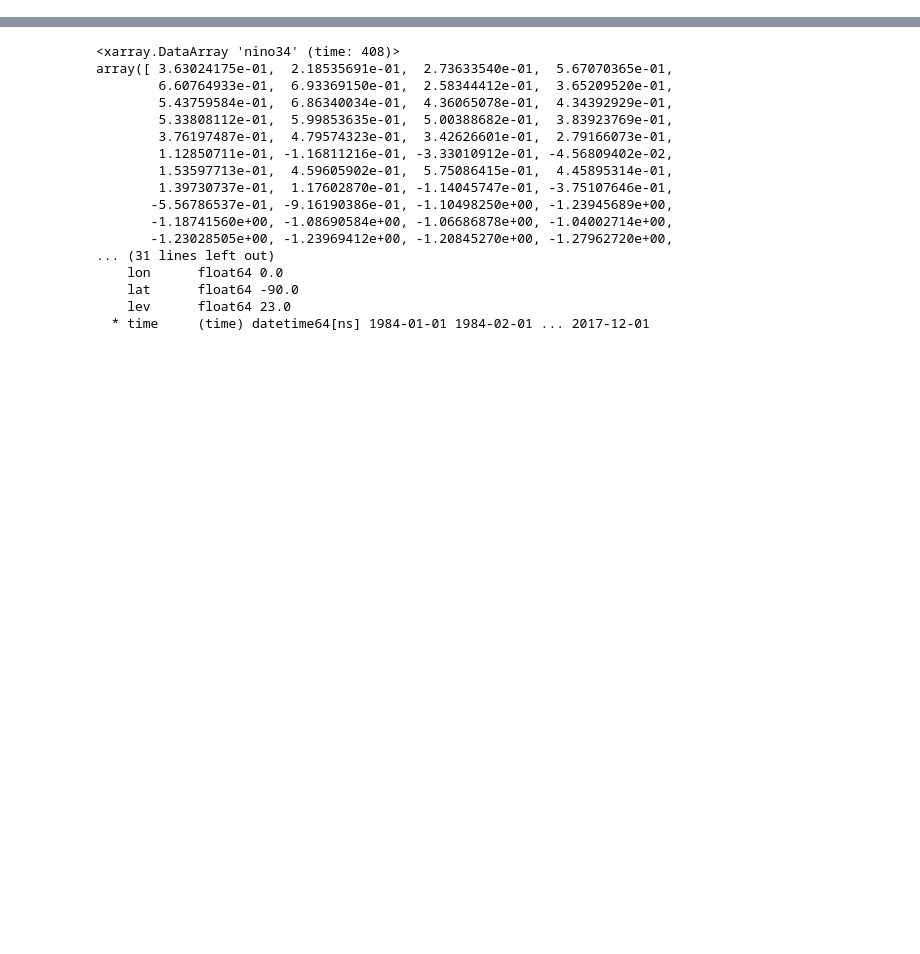
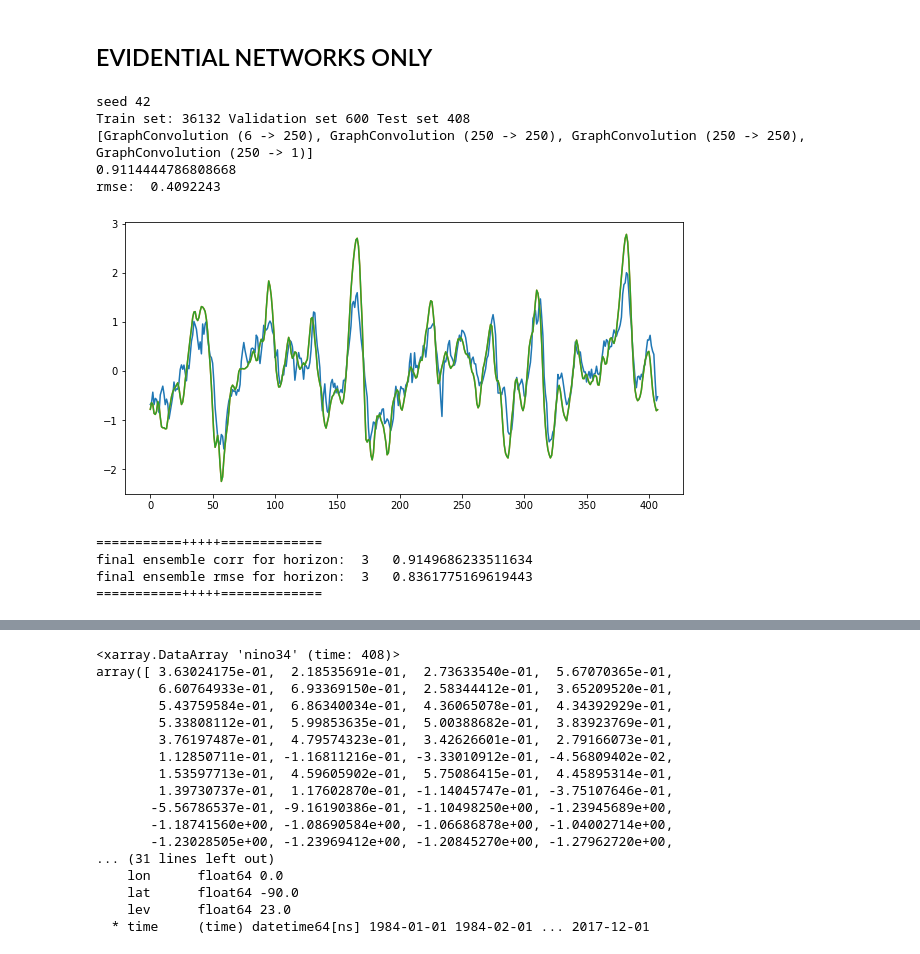
Before and after one commit to WillyChap/NonLIMear, a Jupyter notebook: Verify.ipynb, the cells around one changed output, grey strips where cells are left out. Saved outputs shown, nothing was run; the diff lists cells and outputs as text; code cells hidden in the pictures; blank space fills up the shorter version.

Commit message:
evaluate evloss

```diff
--- a/Verify.ipynb
+++ b/Verify.ipynb
@@ -31,0 +34,80 @@ import scipy
+# %% [markdown]
+## EVIDENTIAL NETWORKS ONLY
+# %%
+#load config files
+config_files = ['config_bias_evloss']
+ID = str(time.strftime('%Hh%Mm%Ss_on_%b_%d_%Y'))
+for i, config_file in enumerate(config_files):
+    with open(f'configs/DLIM_{config_file}.json', 'r') as f:
+        config = json.load(f)
+    params, net_params = config['params'], config['net_params']
+#load model
+for horizon in [3]:
+    plt.figure(figsize=(10,5))
+    ts=np.zeros([8,408])
+    for nummmer,seed in enumerate([42]):
+        print('seed',seed)
+        params['horizon']=horizon
+        params['epochs']=30
+
+        if horizon in [1,2]:
+            params['lat_min']=-10
+            params['lat_max']=10
+        elif horizon in [3,4]:
+            params['lat_min']=-15
+            params['lat_max']=15
+        elif horizon in [5,6]:
+            params['lat_min']=-30
+            params['lat_max']=30
+        elif horizon in [7,8,9,10,11,12,13,14,15,16,17,18,19,20,21,22,23]:
+            params['lat_min']=-55
+            params['lat_max']=60
+
+        (adj, static_feats, _), (trainloader,valloader,testloader) = get_dataloaders(params, net_params)
+        static_feats = static_feats[:,2:]
+        static_feats = np.concatenate([static_feats[:,:int(static_feats.shape[1]/2)],static_feats[:,int(static_feats.shape[1]/2):]])
+        config['net_params']=100
+        outsize=1
+        # net_params['L']=2
+        # params['horizon']=10
+        model = nlim(net_params, params,static_feat=static_feats, adj=adj,outsize=outsize,device='cpu')
+        outbase_dir = 'out/'+str(params['horizon'])+'lead/'
+        out_mod_dir = outbase_dir+'/'+config_file+'/'
+        mod_name =out_mod_dir+'/LIM'+'_numeofs_' + f'{net_params["num_eofs"]:03}'+'_seed_' + f'{seed:03}'+'_optimizer_'+params["optimizer"]+'_loss_'+params["loss"]+'_epochs_'+f'{params["epochs"]:03}'+'.pth'
+        bb = torch.load(mod_name,map_location=torch.device('cpu'))
+        model.load_state_dict(bb['model_state_dict'])
+
+
+        if params['loss'] != 'evloss':
+            print('..This is only for EVLOSS evaluation...')
+            raise ValueError('...This is only for EVLOSS evaluation...')
+
+
+        _, val_stats,truer,preder,unc_a,unc_e = evaluate_LIM_evloss_3out(testloader,model, device='cpu',return_preds=True)
+        corr_ens = np.corrcoef(preder[0:408],truer[0:408])[0,1]
+        if corr_ens<=0:
+            corr_ens = corr_ens*-1
+            preder[0:] = preder[0:]*-1
+
+        print(corr_ens)
+        plt.plot(preder[0:])
+        plt.plot(truer[0:])
+        print('rmse: ', np.sqrt(np.mean((preder-truer)**2)))
+        ts[nummmer,:]=preder
+    plt.plot(truer[0:])
+    plt.show()
+    print('===========+++++=============')
+    print('final ensemble corr for horizon: ',params['horizon'],' ',np.corrcoef(np.mean(ts,axis=0)[0:400],truer[0:400])[0,1])
+    print('final ensemble rmse for horizon: ',params['horizon'],' ', np.sqrt(np.mean((np.mean(ts,axis=0)-truer)**2)))
+    print('===========+++++=============')
+# %% [output]
+seed 42
+Train set: 36132 Validation set 600 Test set 408
+[GraphConvolution (6 -> 250), GraphConvolution (250 -> 250), GraphConvolution (250 -> 250), GraphConvolution (250 -> 1)]
+0.9114444786808668
+rmse:  0.4092243
+[figure, added]
+===========+++++=============
+final ensemble corr for horizon:  3   0.9149686233511634
+final ensemble rmse for horizon:  3   0.8361775169619443
+===========+++++=============
```
Also changed, not shown: parts of 8 cells of this notebook, 5 other files.
